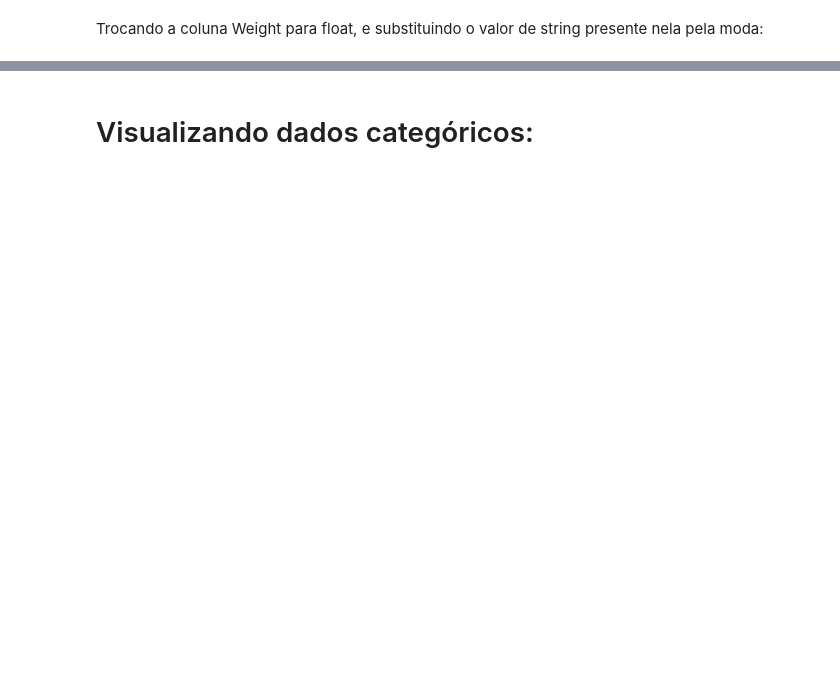
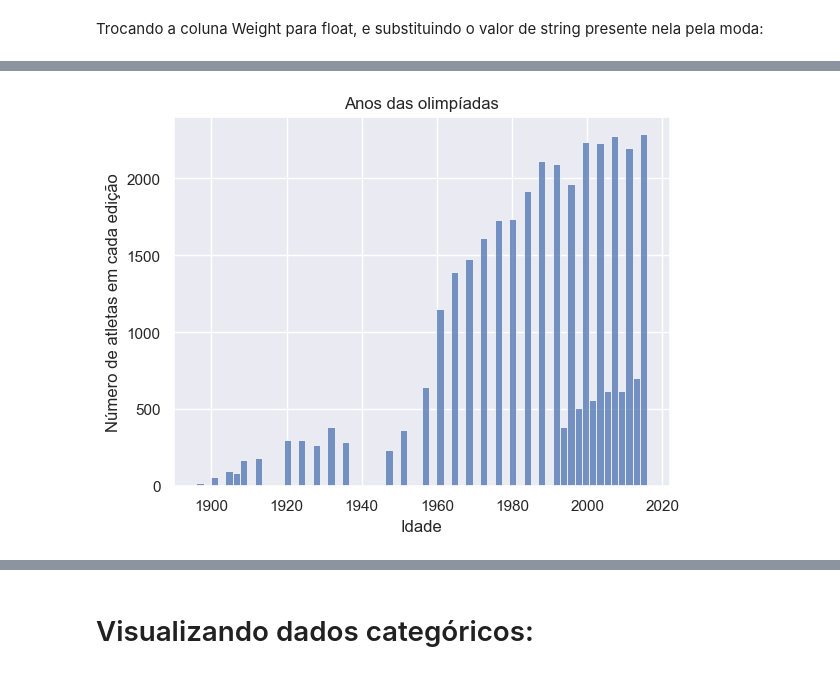
Before and after one commit to dnlfrozi/Projetinho-de-Limpeza, a Jupyter notebook: analíse.ipynb, the cells around one changed output, grey strips where cells are left out. Cells and saved outputs as stored; diff of their text form; code cells hidden in the pictures; blank space fills up the shorter version.

```diff
--- a/analíse.ipynb
+++ b/analíse.ipynb
@@ -120,0 +152,8 @@ df_oly['Weight']= pd.to_numeric(df_oly["Weight"], downcast='float')
+# %%
+sns.histplot(df_oly["Year"].dropna())
+plt.title("Anos das olimpíadas")
+plt.ylabel("Número de atletas em cada edição")
+plt.xlabel("Idade")
+plt.show()
+# %% [output]
+[figure, added]
```
Also changed, not shown: parts of 32 cells of this notebook.
